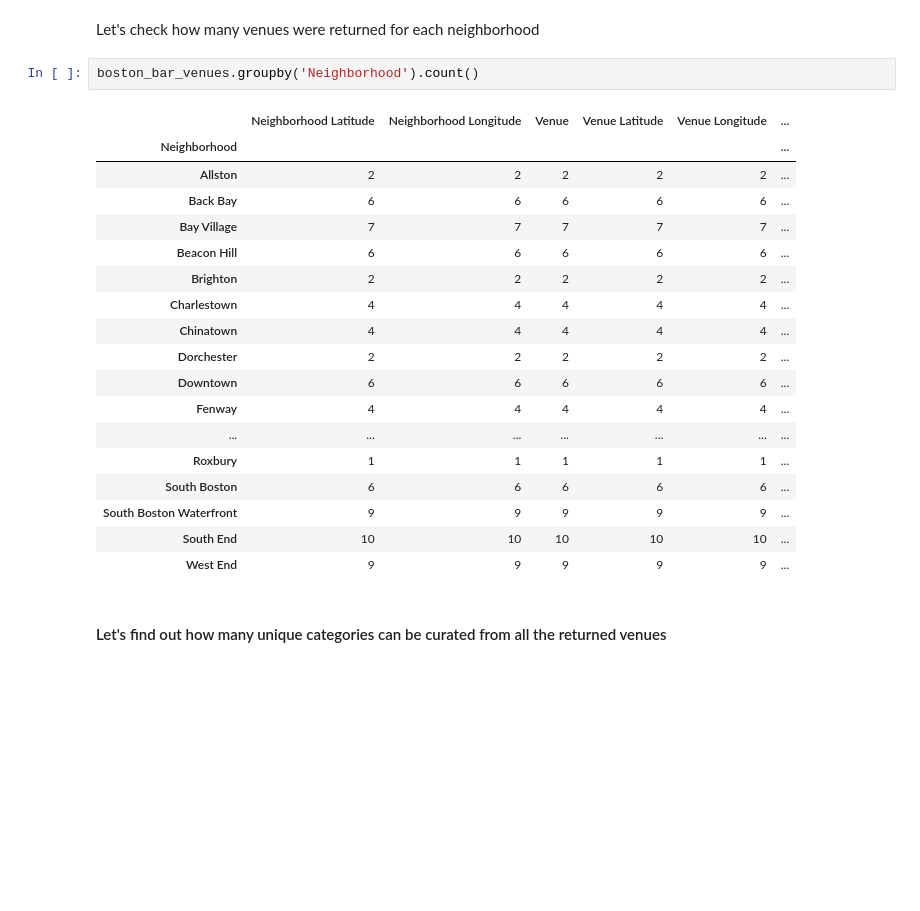
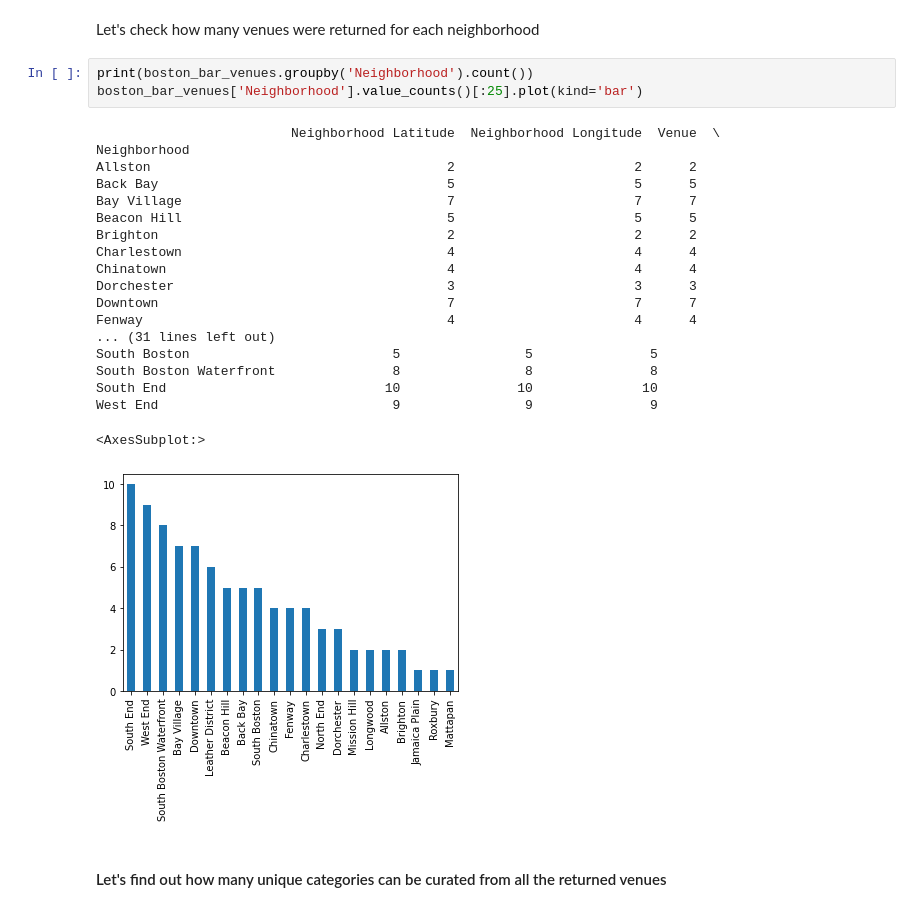
Before and after one commit to Ozzy878/Coursera_Capstone, a Jupyter notebook: Battle of the Neighborhoods/IBM_Final_CapstoneProject.ipynb, the cells around one changed output. Saved outputs shown, nothing was run; the diff lists cells and outputs as text; blank space fills up the shorter version.

```diff
--- a/Battle of the Neighborhoods/IBM_Final_CapstoneProject.ipynb
+++ b/Battle of the Neighborhoods/IBM_Final_CapstoneProject.ipynb
@@ -350,27 +350,29 @@ boston_bar_venues.head()
 | 5 | Longwood | 42.336730 | -71.098109 | Flann O'Brien's | 42.333781 | -71.103243 | ... |
 # %% [markdown]
 Let's check how many venues were returned for each neighborhood
-# %%
-boston_bar_venues.groupby('Neighborhood').count()
-# %% [output]
-|  | Neighborhood Latitude | Neighborhood Longitude | Venue | Venue Latitude | Venue Longitude | ... |
-| Neighborhood |  |  |  |  |  | ... |
-| Allston | 2 | 2 | 2 | 2 | 2 | ... |
-| Back Bay | 6 | 6 | 6 | 6 | 6 | ... |
-| Bay Village | 7 | 7 | 7 | 7 | 7 | ... |
-| Beacon Hill | 6 | 6 | 6 | 6 | 6 | ... |
-| Brighton | 2 | 2 | 2 | 2 | 2 | ... |
-| Charlestown | 4 | 4 | 4 | 4 | 4 | ... |
-| Chinatown | 4 | 4 | 4 | 4 | 4 | ... |
-| Dorchester | 2 | 2 | 2 | 2 | 2 | ... |
-| Downtown | 6 | 6 | 6 | 6 | 6 | ... |
-| Fenway | 4 | 4 | 4 | 4 | 4 | ... |
-| ... | ... | ... | ... | ... | ... | ... |
-| Roxbury | 1 | 1 | 1 | 1 | 1 | ... |
-| South Boston | 6 | 6 | 6 | 6 | 6 | ... |
-| South Boston Waterfront | 9 | 9 | 9 | 9 | 9 | ... |
-| South End | 10 | 10 | 10 | 10 | 10 | ... |
-| West End | 9 | 9 | 9 | 9 | 9 | ... |
+# %%
+print(boston_bar_venues.groupby('Neighborhood').count())
+boston_bar_venues['Neighborhood'].value_counts()[:25].plot(kind='bar')
+# %% [output]
+                         Neighborhood Latitude  Neighborhood Longitude  Venue  \
+Neighborhood
+Allston                                      2                       2      2
+Back Bay                                     5                       5      5
+Bay Village                                  7                       7      7
+Beacon Hill                                  5                       5      5
+Brighton                                     2                       2      2
+Charlestown                                  4                       4      4
+Chinatown                                    4                       4      4
+Dorchester                                   3                       3      3
+Downtown                                     7                       7      7
+Fenway                                       4                       4      4
+... (31 lines left out)
+South Boston                          5                5               5
+South Boston Waterfront               8                8               8
+South End                            10               10              10
+West End                              9                9               9
+<AxesSubplot:>
+[figure, added]
 # %% [markdown]
 #### Let's find out how many unique categories can be curated from all the returned venues
 # %%
```
Also changed, not shown: parts of 23 cells of this notebook, 1 other file.
